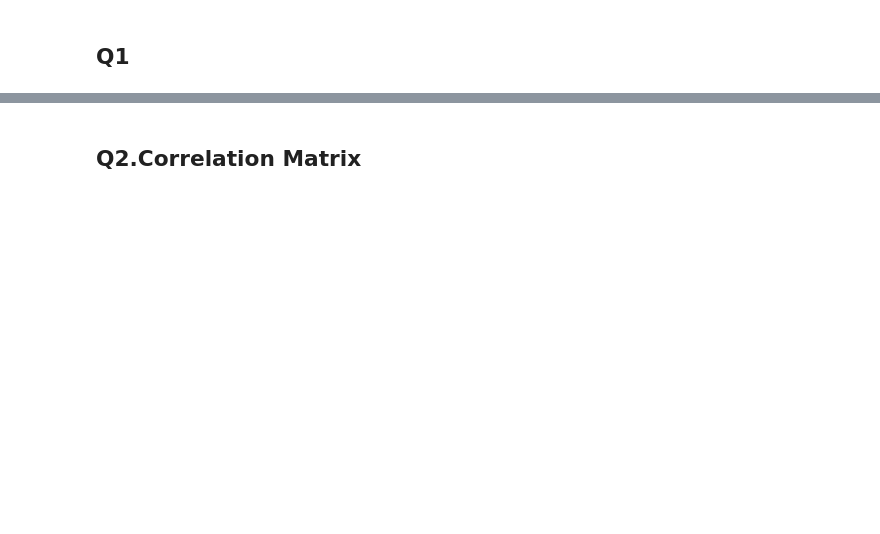
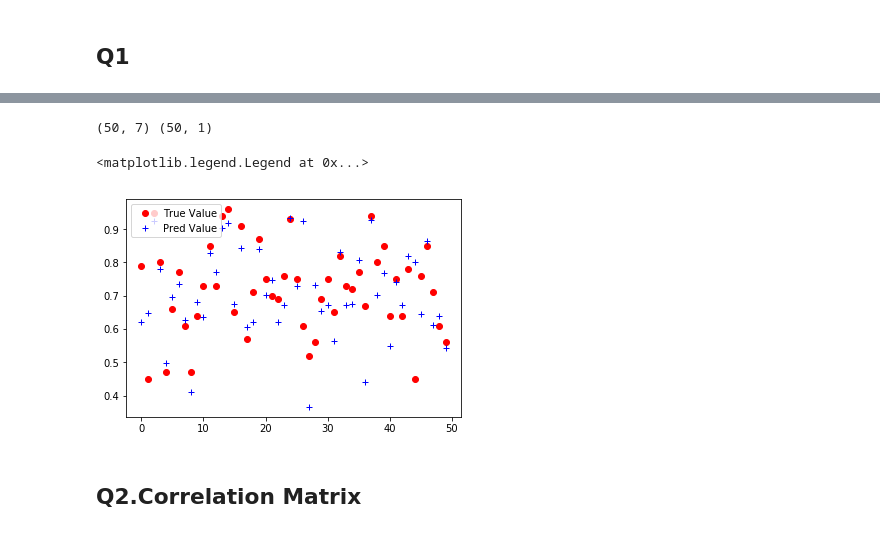
Before and after one commit to Yuhaooooo/CZ4042_Deep_Learning, a Jupyter notebook: assignment1_question_b/question_b.ipynb, the cells around one changed output, grey strips where cells are left out. Cells and saved outputs as stored; diff of their text form; code cells hidden in the pictures; blank space fills up the shorter version.

```diff
--- a/assignment1_question_b/question_b.ipynb
+++ b/assignment1_question_b/question_b.ipynb
@@ -106,3 +120,18 @@ Epoch 3737/10000
+# %%
+# c)
+_, X_test_50, _, y_test_50 = train_test_split(X_test, y_test, test_size=50, random_state=42)
+print(X_test_50.shape, y_test_50.shape)
+
+y_pred_50 = model.predict(x=X_test_50)
+
+plt.figure()
+plt.plot(y_test_50, 'ro')
+plt.plot(y_pred_50, 'b+')
+plt.legend(['True Value', 'Pred Value',], loc='upper left')
+# %% [output]
+(50, 7) (50, 1)
+<matplotlib.legend.Legend at 0x...>
+[figure, added]
 # %% [markdown]
 ## Q2.Correlation Matrix
 # %%
```
Also changed, not shown: parts of 15 cells of this notebook.
